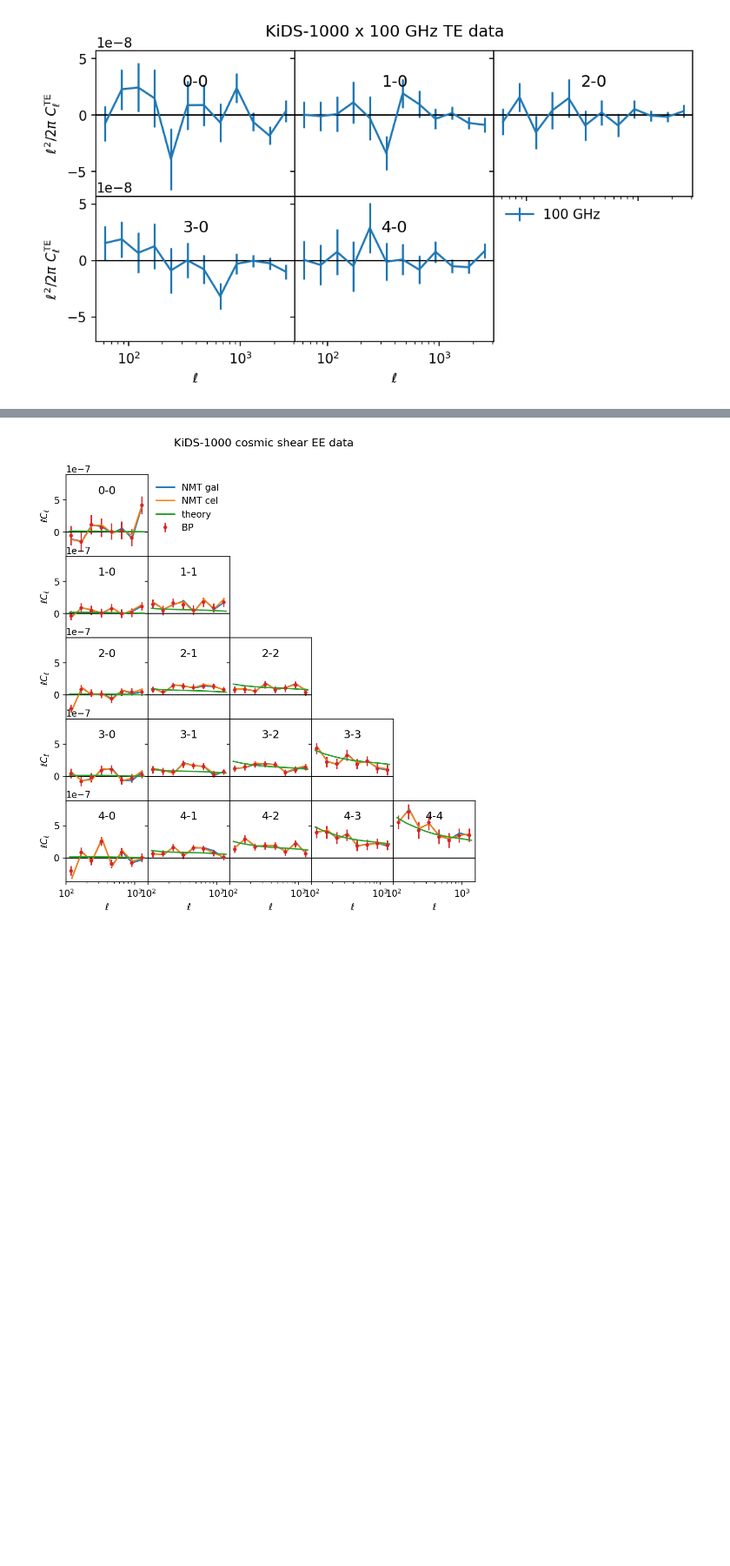
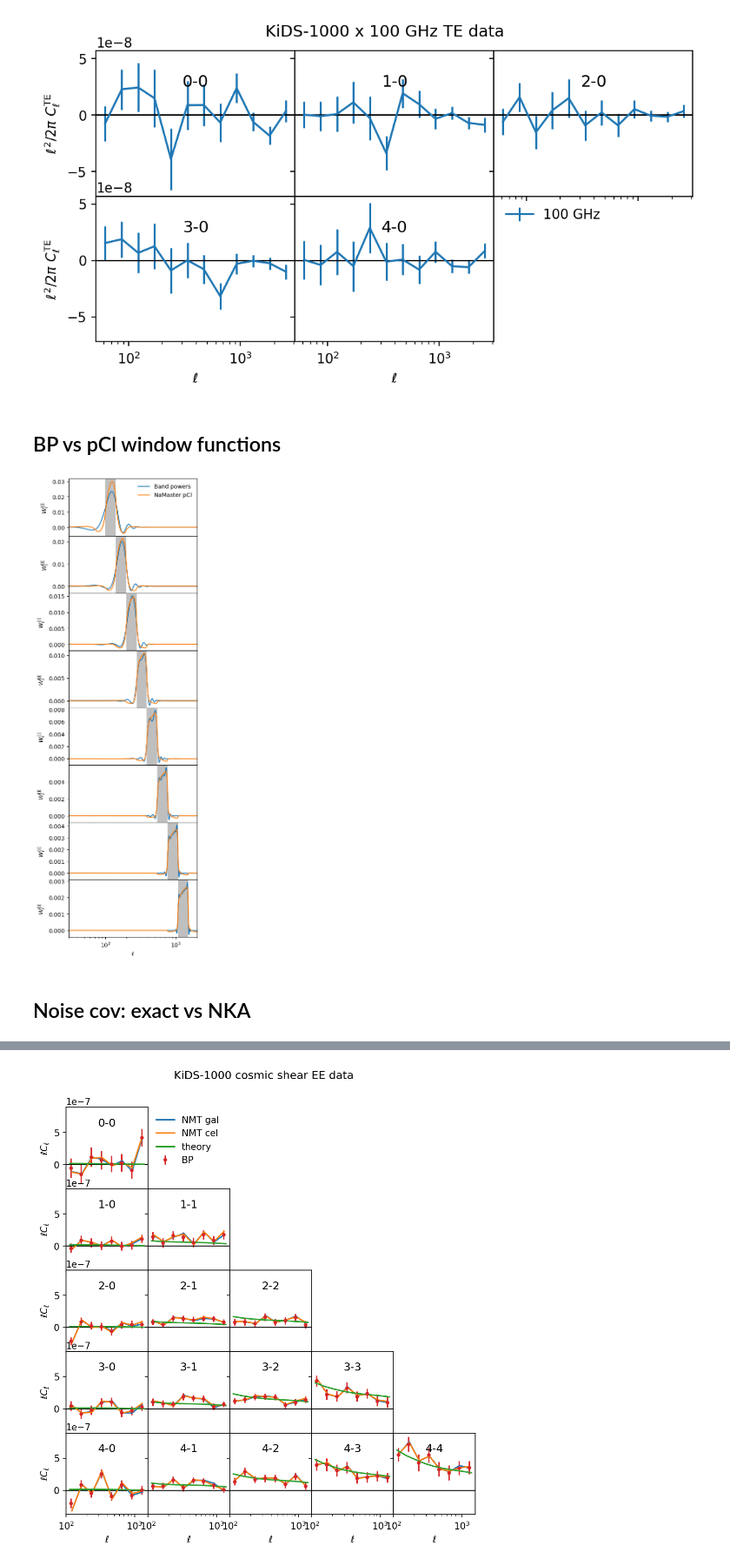
Before and after one commit to tilmantroester/KiDS-1000xtSZ, a Jupyter notebook: notebooks/analyse_chains.ipynb, the cells around one changed output, grey strips where cells are left out. Shown at 87% size. Drawn from its saved outputs; the diff is of its cells as text; code cells hidden in the pictures; blank space fills up the shorter version.

```diff
--- a/notebooks/analyse_chains.ipynb
+++ b/notebooks/analyse_chains.ipynb
@@ -659,3 +736,44 @@ plot_xcorr(Cls=[#("milca", ell, Cl, Cl_err),
 # plot_xcorr(probe="TB")
 # %% [output]
 [figure]
+# %% [markdown]
+## BP vs pCl window functions
+# %%
+W_EE_bp = np.load("../runs/cosmic_shear_run7_bp_multinest/data/like/BP_apo_8_bin_ell_100_1500_op.npy")[0, :, 0]
+
+W_EE_pCl = {}
+for idx in field_idx_EE:
+    W_EE_pCl[idx] = np.load(f"../results/measurements/shear_KiDS1000_shear_KiDS1000/data/pymaster_bandpower_windows_{idx[0]}-{idx[1]}.npy")[0, :, 0]
+# %%
+bp_bin_edges = np.geomspace(100, 1500, 9)
+bp_bin_center = np.sqrt(bp_bin_edges[:-1]*bp_bin_edges[1:])
+
+fig, ax = plt.subplots(8, 1, sharex=True, figsize=(4, 12))
+fig.subplots_adjust(hspace=0, top=0.99, bottom=0.05, left=0.2, right=0.99)
+
+for bin_idx in range(8):
+    ax[bin_idx].axvspan(bp_bin_edges[bin_idx], bp_bin_edges[bin_idx+1], facecolor="grey", alpha=0.5)
+    ell = np.arange(W_EE_bp.shape[1])
+    ax[bin_idx].plot(ell, W_EE_bp[bin_idx]/bp_bin_center[bin_idx]**2, c=f"C0", label="Band powers")
+
+    ell = np.arange(W_EE_pCl[(0,0)].shape[1])
+    # [ax.plot(ell, W_EE_pCl[idx][bin_idx+2], c=f"C{i+1}", alpha=0.5, label=str(idx)) for i, idx in enumerate(field_idx_EE)]
+    ax[bin_idx].plot(ell, W_EE_pCl[(4,4)][bin_idx+2], c=f"C1", label="NaMaster pCl")
+
+    ax[bin_idx].set_ylabel("$W^{\\rm EE}_\\ell$")
+
+ax[0].legend(frameon=False)
+
+# plt.xlim(left=3000, right=6144)
+# plt.ylim(bottom=-1e-4, top=1e-4)
+ax[-1].set_xlim(left=30, right=2000)
+ax[-1].set_xscale("log")
+
+ax[-1].set_xlabel(r"$\ell$")
+
+# fig.dpi = 300
+fig.savefig("plots/bp_vs_pCl_window_functions.png", transparent=False, dpi=300)
+# %% [output]
+[figure, added]
+# %% [markdown]
+## Noise cov: exact vs NKA
```
Also changed, not shown: parts of 11 cells of this notebook, 7 other files.
